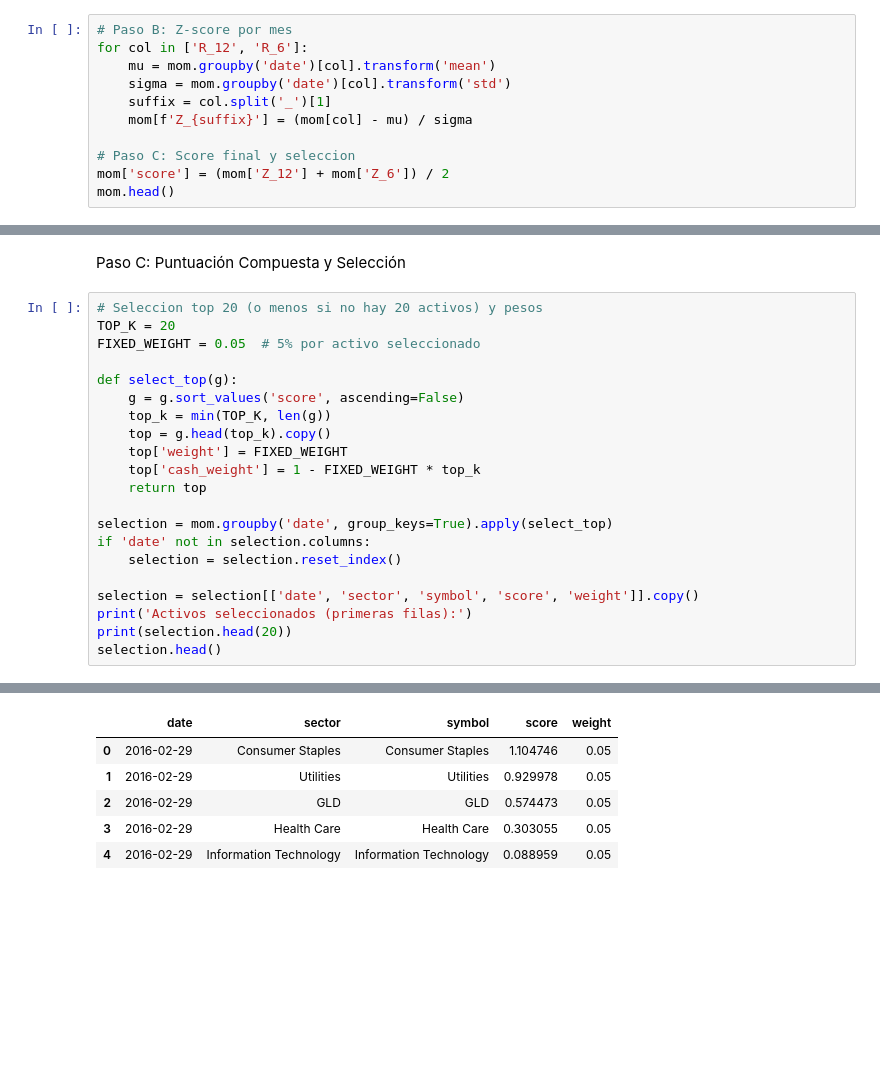
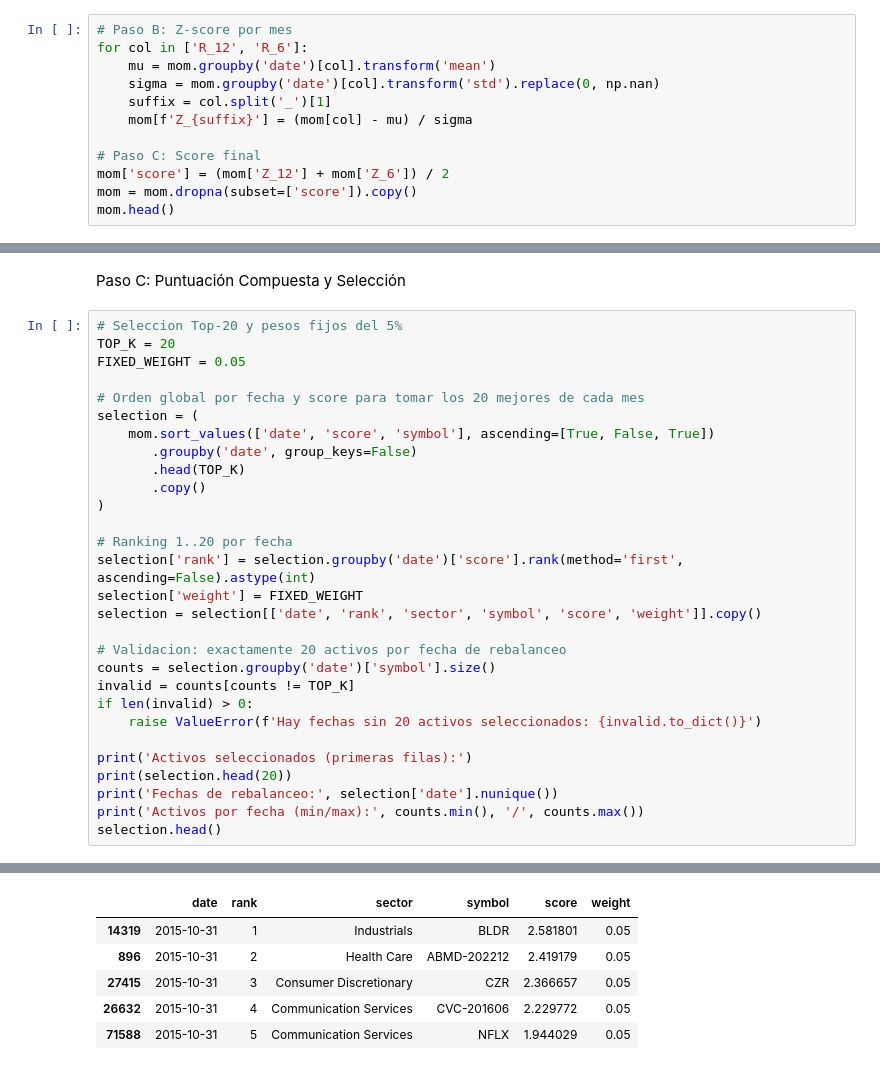
Before and after one commit to NataliaSJO/Practica-Miax-Backtesting, a Jupyter notebook: estrategia.ipynb, the cells around one changed output, grey strips where cells are left out. Drawn from its saved outputs; the diff is of its cells as text; blank space fills up the shorter version.

```diff
--- a/estrategia.ipynb
+++ b/estrategia.ipynb
@@ -165,11 +164,12 @@ Paso B: Normalización por Factor (Z-Score)
 # Paso B: Z-score por mes
 for col in ['R_12', 'R_6']:
     mu = mom.groupby('date')[col].transform('mean')
-    sigma = mom.groupby('date')[col].transform('std')
+    sigma = mom.groupby('date')[col].transform('std').replace(0, np.nan)
     suffix = col.split('_')[1]
     mom[f'Z_{suffix}'] = (mom[col] - mu) / sigma
 
-# Paso C: Score final y seleccion
+# Paso C: Score final
 mom['score'] = (mom['Z_12'] + mom['Z_6']) / 2
+mom = mom.dropna(subset=['score']).copy()
 mom.head()
 # %% [output]
@@ -182,25 +182,33 @@ mom.head()
 # %% [markdown]
 Paso C: Puntuación Compuesta y Selección
 # %%
-# Seleccion top 20 (o menos si no hay 20 activos) y pesos
+# Seleccion Top-20 y pesos fijos del 5%
 TOP_K = 20
-FIXED_WEIGHT = 0.05  # 5% por activo seleccionado
+FIXED_WEIGHT = 0.05
 
-def select_top(g):
-    g = g.sort_values('score', ascending=False)
-    top_k = min(TOP_K, len(g))
-    top = g.head(top_k).copy()
-    top['weight'] = FIXED_WEIGHT
-    top['cash_weight'] = 1 - FIXED_WEIGHT * top_k
-    return top
+# Orden global por fecha y score para tomar los 20 mejores de cada mes
+selection = (
+    mom.sort_values(['date', 'score', 'symbol'], ascending=[True, False, True])
+       .groupby('date', group_keys=False)
+       .head(TOP_K)
+       .copy()
+)
 
-selection = mom.groupby('date', group_keys=True).apply(select_top)
-if 'date' not in selection.columns:
-    selection = selection.reset_index()
+# Ranking 1..20 por fecha
+selection['rank'] = selection.groupby('date')['score'].rank(method='first', ascending=False).astype(int)
+selection['weight'] = FIXED_WEIGHT
+selection = selection[['date', 'rank', 'sector', 'symbol', 'score', 'weight']].copy()
 
-selection = selection[['date', 'sector', 'symbol', 'score', 'weight']].copy()
+# Validacion: exactamente 20 activos por fecha de rebalanceo
+counts = selection.groupby('date')['symbol'].size()
+invalid = counts[counts != TOP_K]
+if len(invalid) > 0:
+    raise ValueError(f'Hay fechas sin 20 activos seleccionados: {invalid.to_dict()}')
+
 print('Activos seleccionados (primeras filas):')
 print(selection.head(20))
+print('Fechas de rebalanceo:', selection['date'].nunique())
+print('Activos por fecha (min/max):', counts.min(), '/', counts.max())
 selection.head()
 # %% [output]
 Activos seleccionados (primeras filas):
@@ -223,7 +231,7 @@ Activos seleccionados (primeras filas):
-|  | date | sector | symbol | score | weight |
-| 0 | 2016-02-29 | Consumer Staples | Consumer Staples | 1.104746 | 0.05 |
-| 1 | 2016-02-29 | Utilities | Utilities | 0.929978 | 0.05 |
-| 2 | 2016-02-29 | GLD | GLD | 0.574473 | 0.05 |
-| 3 | 2016-02-29 | Health Care | Health Care | 0.303055 | 0.05 |
-| 4 | 2016-02-29 | Information Technology | Information Technology | 0.088959 | 0.05 |
+|  | date | rank | sector | symbol | score | weight |
+| 14319 | 2015-10-31 | 1 | Industrials | BLDR | 2.581801 | 0.05 |
+| 896 | 2015-10-31 | 2 | Health Care | ABMD-202212 | 2.419179 | 0.05 |
+| 27415 | 2015-10-31 | 3 | Consumer Discretionary | CZR | 2.366657 | 0.05 |
+| 26632 | 2015-10-31 | 4 | Communication Services | CVC-201606 | 2.229772 | 0.05 |
+| 71588 | 2015-10-31 | 5 | Communication Services | NFLX | 1.944029 | 0.05 |
 # %%
```
Also changed, not shown: parts of 11 cells of this notebook, 2 other files.
